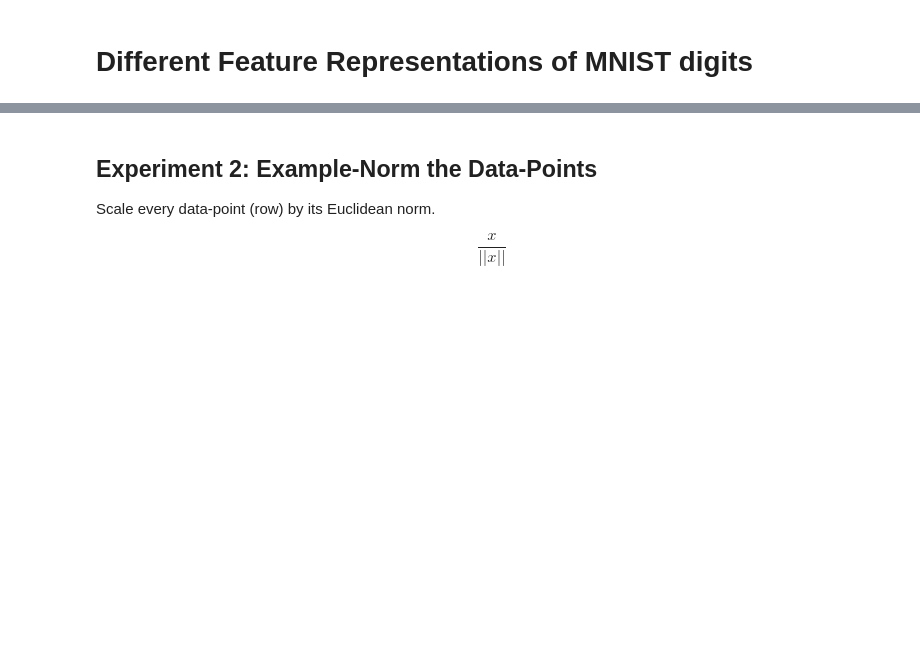
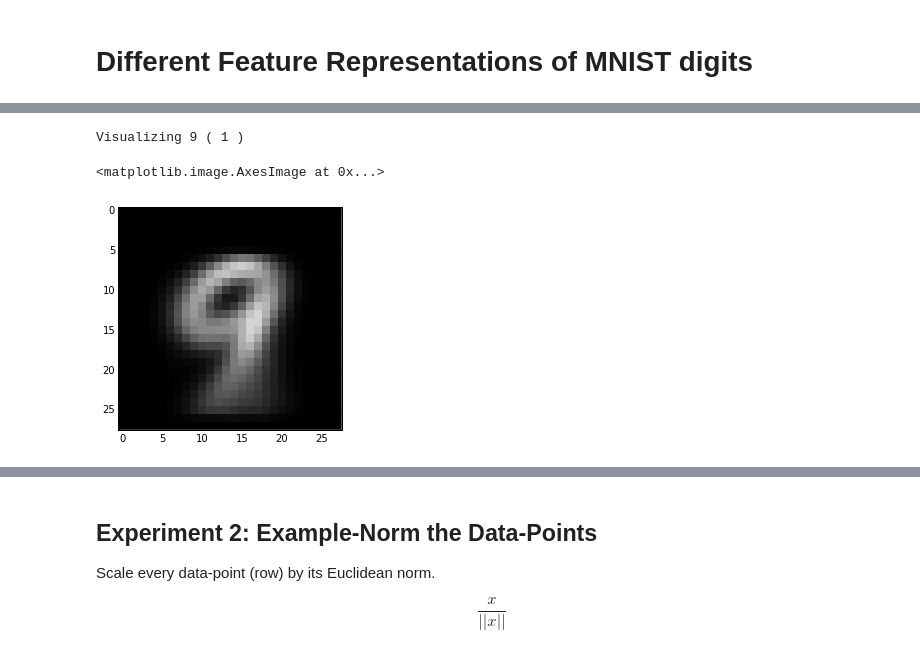
Before and after one commit to sunnyyy/python-notebooks, a Jupyter notebook: featsmnist.ipynb, the cells around one changed output, grey strips where cells are left out. Cells and saved outputs as stored; diff of their text form; code cells hidden in the pictures; blank space fills up the shorter version.

```diff
--- a/featsmnist.ipynb
+++ b/featsmnist.ipynb
@@ -72,0 +85,9 @@ plt.imshow(meanimg.reshape(28, 28), interpolation='none', cmap = plt.get_cmap('g
+# %%
+c2 = labelmap.keys()[1]
+print 'Visualizing', c2, '(', labelmap[c2], ')'
+meanc2 = np.mean(trainX[trainy==labelmap[c2], :], axis=0)
+plt.imshow(meanc2.reshape(28, 28), interpolation='none', cmap = plt.get_cmap('gray'), vmin = 0, vmax = 255)
+# %% [output]
+Visualizing 9 ( 1 )
+<matplotlib.image.AxesImage at 0x...>
+[figure, added]
```
Also changed, not shown: parts of 22 cells of this notebook.
